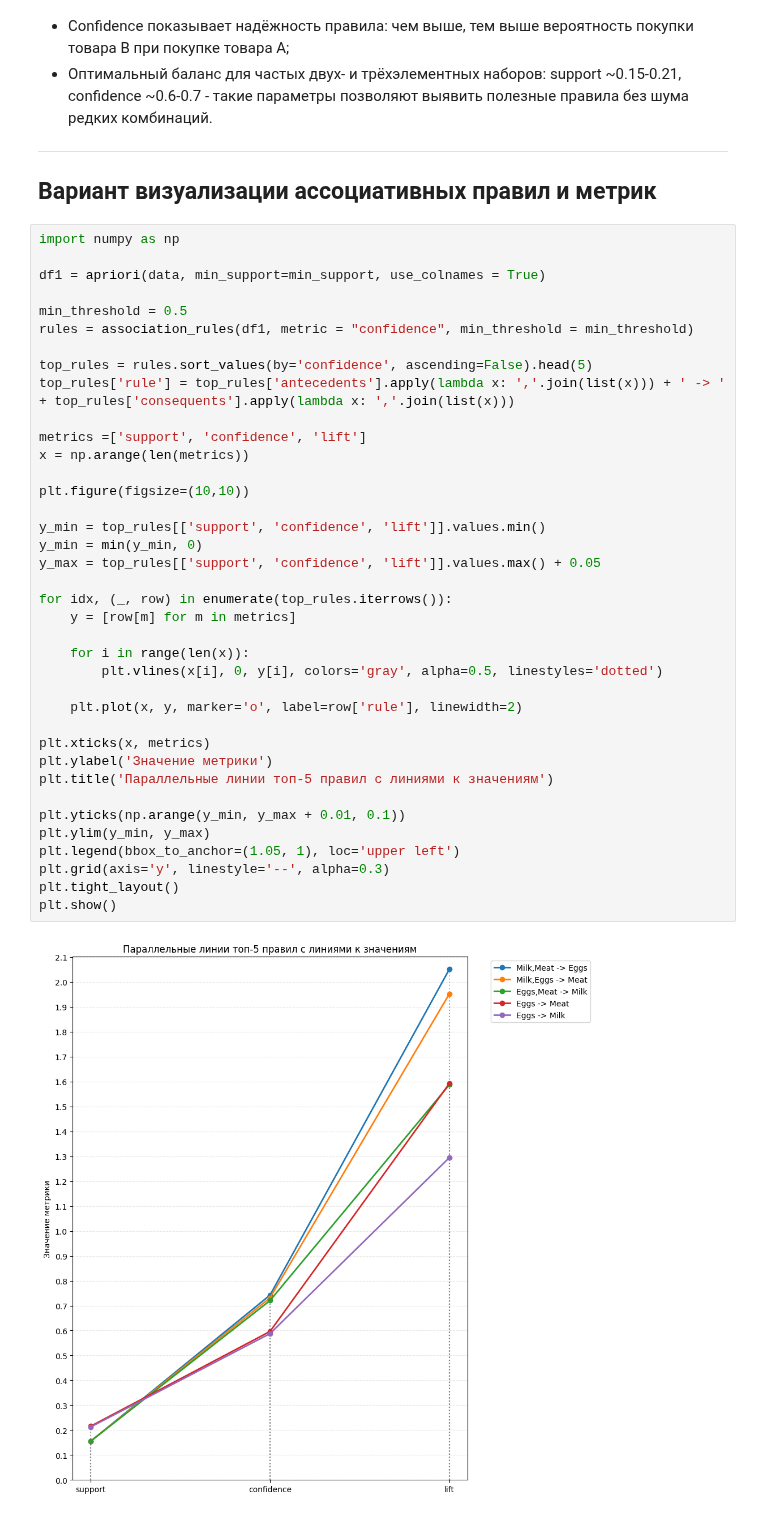
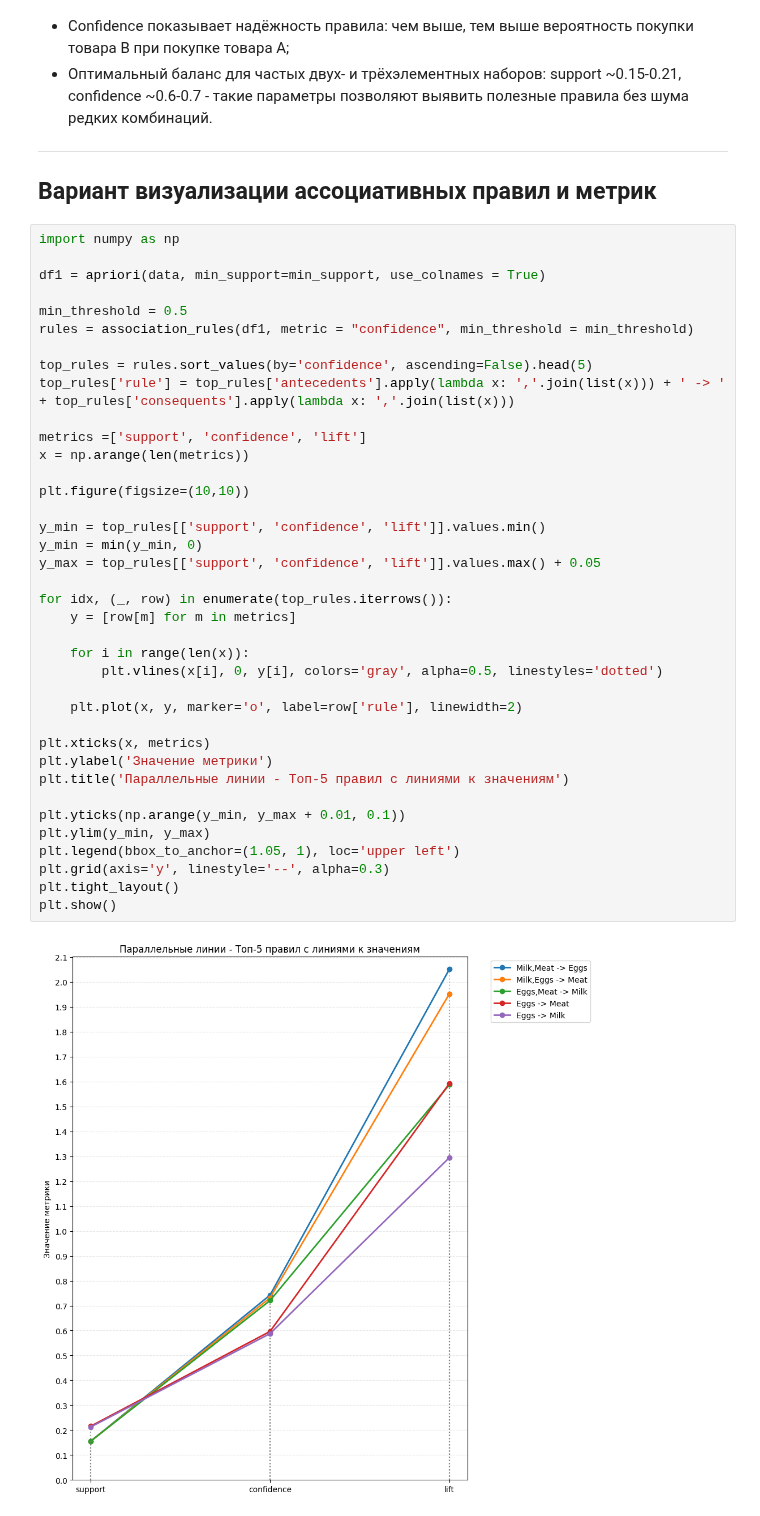
Before and after one commit to rochaldo1/Machine_Learning, a Jupyter notebook: labs/lab_2.ipynb, the cells around one changed output. Cells and saved outputs as stored; diff of their text form.

```diff
--- a/labs/lab_2.ipynb
+++ b/labs/lab_2.ipynb
@@ -445,35 +445,35 @@ rules = association_rules(df1, metric = "confidence", min_threshold = min_thresh
 top_rules = rules.sort_values(by='confidence', ascending=False).head(5)
 top_rules['rule'] = top_rules['antecedents'].apply(lambda x: ','.join(list(x))) + ' -> ' + top_rules['consequents'].apply(lambda x: ','.join(list(x)))
 
 metrics =['support', 'confidence', 'lift']
 x = np.arange(len(metrics))
 
 plt.figure(figsize=(10,10))
 
 y_min = top_rules[['support', 'confidence', 'lift']].values.min()
 y_min = min(y_min, 0)
 y_max = top_rules[['support', 'confidence', 'lift']].values.max() + 0.05
 
 for idx, (_, row) in enumerate(top_rules.iterrows()):
     y = [row[m] for m in metrics]
 
     for i in range(len(x)):
         plt.vlines(x[i], 0, y[i], colors='gray', alpha=0.5, linestyles='dotted')
 
     plt.plot(x, y, marker='o', label=row['rule'], linewidth=2)
 
 plt.xticks(x, metrics)
 plt.ylabel('Значение метрики')
-plt.title('Параллельные линии топ-5 правил с линиями к значениям')
+plt.title('Параллельные линии - Топ-5 правил с линиями к значениям')
 
 plt.yticks(np.arange(y_min, y_max + 0.01, 0.1))
 plt.ylim(y_min, y_max)
 plt.legend(bbox_to_anchor=(1.05, 1), loc='upper left')
 plt.grid(axis='y', linestyle='--', alpha=0.3)
 plt.tight_layout()
 plt.show()
 # %% [output]
-[figure, old version]
+[figure, new version]
 # %% [markdown]
 Этот график показывает топ-правила и их значения support, confidence и lift одновременно. Линии соединяют метрики одного правила, позволяя быстро увидеть структуру и силу правил. Различия между правилами наглядны. Легенда показывает какое правило соответствует каждой линии.
 
```
